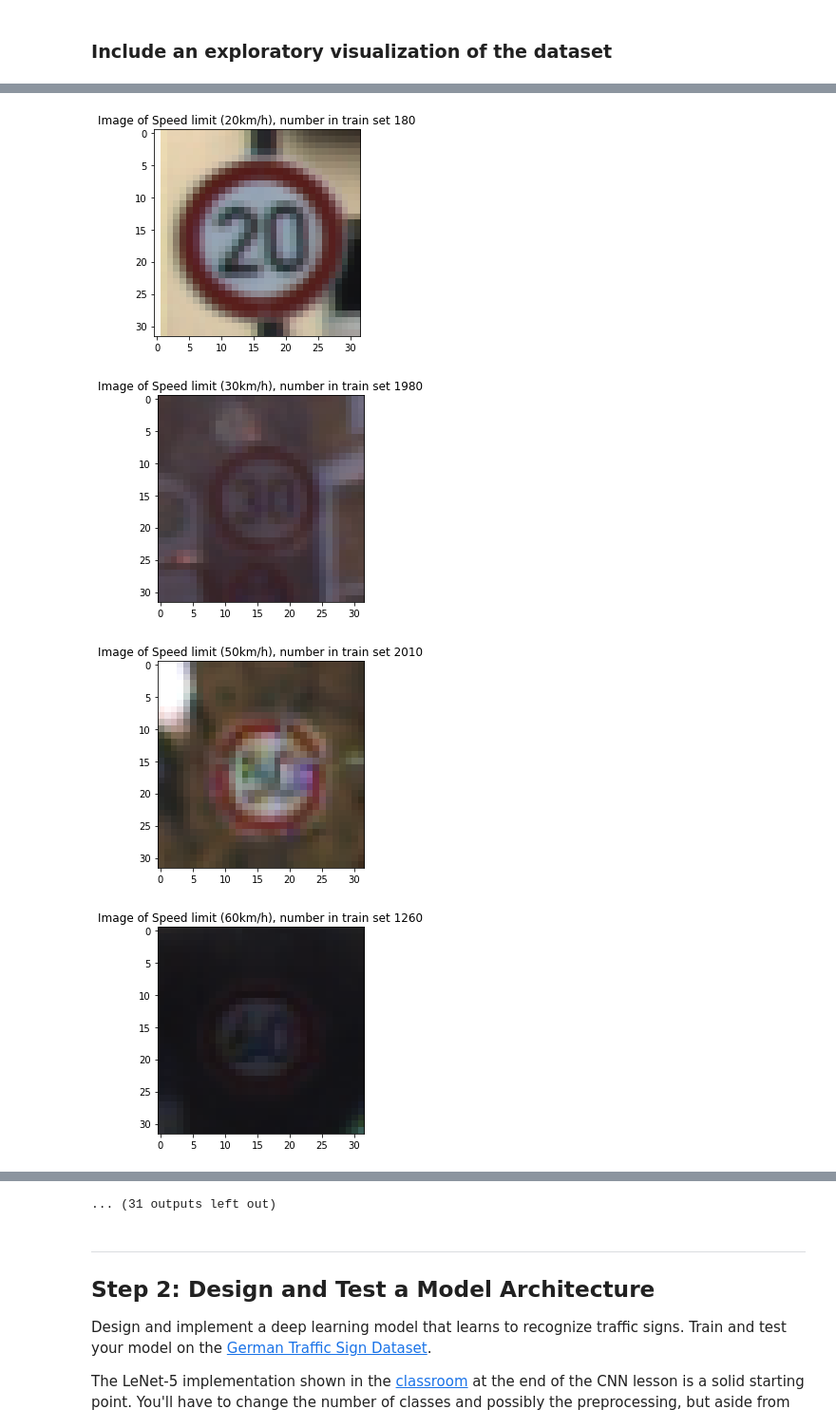
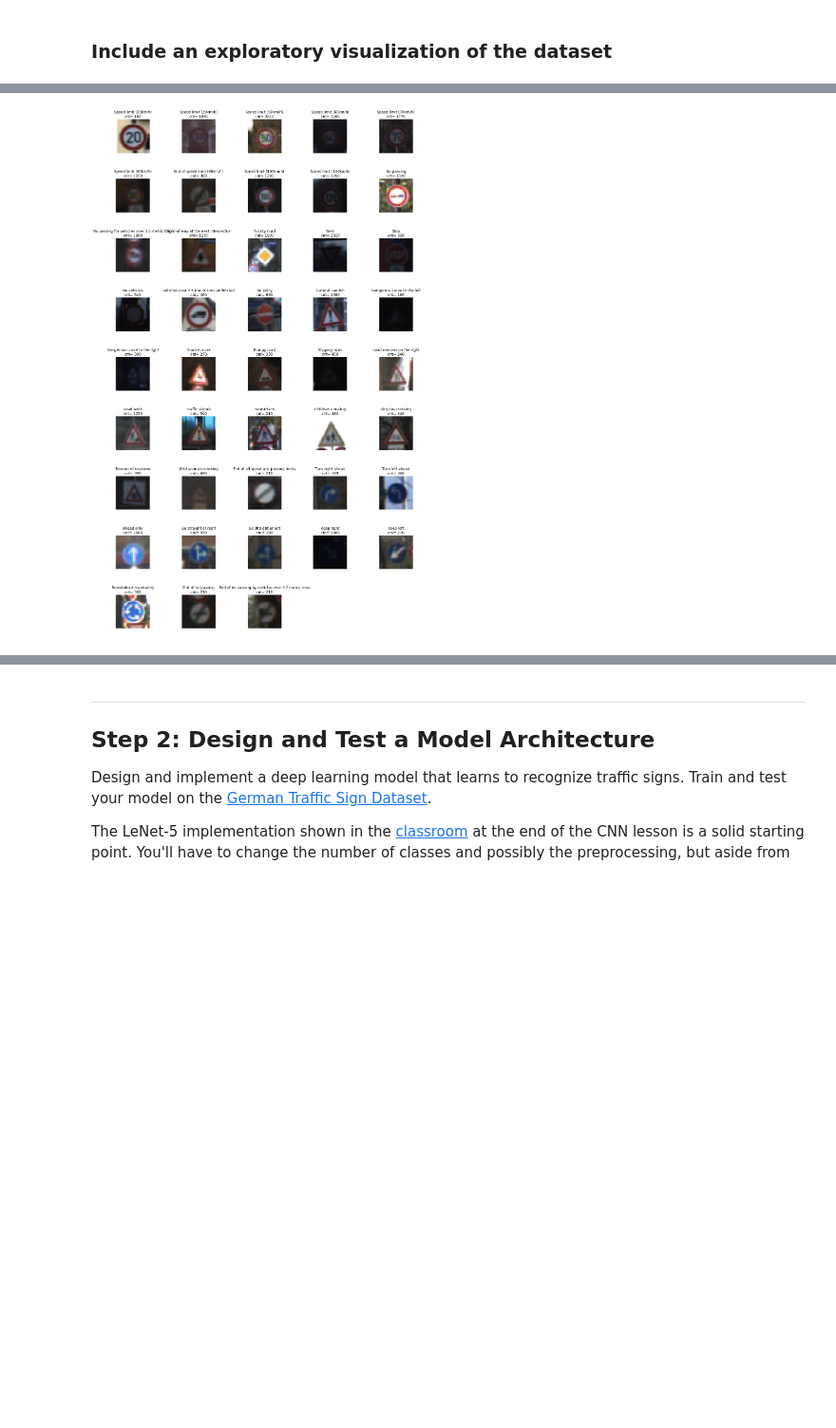
Before and after one commit to tarasovp/udacity, a Jupyter notebook: CarND-Traffic-Sign-Classifier-Project/Traffic_Sign_Classifier.ipynb, the cells around one changed output, grey strips where cells are left out. Shown at 95% size. Saved outputs shown, nothing was run; the diff lists cells and outputs as text; code cells hidden in the pictures; blank space fills up the shorter version.

```diff
--- a/CarND-Traffic-Sign-Classifier-Project/Traffic_Sign_Classifier.ipynb
+++ b/CarND-Traffic-Sign-Classifier-Project/Traffic_Sign_Classifier.ipynb
@@ -62,16 +63,16 @@ signames=pd.read_csv('signnames.csv',delimiter=',')
 ### Use python, pandas or numpy methods rather than hard coding the results
 
 # TODO: Number of training examples
-n_train = len(X_train)
+n_train = X_train.shape[0]
 
 # TODO: Number of testing examples.
-n_test = len(X_test)
+n_test = X_test.shape[0]
 
 # TODO: What's the shape of an traffic sign image?
 image_shape = X_train[0].shape
 
 # TODO: How many unique classes/labels there are in the dataset.
-n_classes = 43
+n_classes = len(np.unique(y_train))
 
 print("Number of training examples =", n_train)
 print("Number of testing examples =", n_test)
@@ -93,18 +88,33 @@ The [Matplotlib](http://matplotlib.org/) [examples](http://matplotlib.org/exampl
 # %%
 ### Data exploration visualization code goes here.
 ### Feel free to use as many code cells as needed.
+%matplotlib inline
+
 import matplotlib.pyplot as plt
-# Visualizations will be shown in the notebook.
-%matplotlib inline
-import numpy as np
+import cv2
 
+n_row=5
+
+f, ax = plt.subplots(int(n_classes/n_row)+1, n_row)
+
+f.set_figheight(25)
+f.set_figwidth(15)
+
+#turn off axis
+for a in ax:
+    for b in a:
+        b.axis('off')
+
+#for all signames draw an image
 for val, name in signames.values:
     q=np.where(y_train==val)[0]
-    plt.title('Image of %s, number in train set %d' %(name,len(q)))
-    plt.imshow(X_train[q[0]])
-    plt.show()
+    now=ax[int(val/5)][val%5]
+
+    now.set_title('%s\ncnt= %d' %(name,len(q)))
+    now.imshow(X_train[q[0]])
+
+plt.tight_layout(pad=0.4, w_pad=0.5, h_pad=1.0)
+plt.axis('off')
+plt.show()
 # %% [output]
-[figure, old version]
+[figure, new version]
-[figure, removed]
-[figure, removed]
-[figure, removed]
@@ -119,4 +121,3 @@ for val, name in signames.values:
-... (31 outputs left out)
 # %% [markdown]
 ----
 
```
Also changed, not shown: parts of 15 cells of this notebook.
